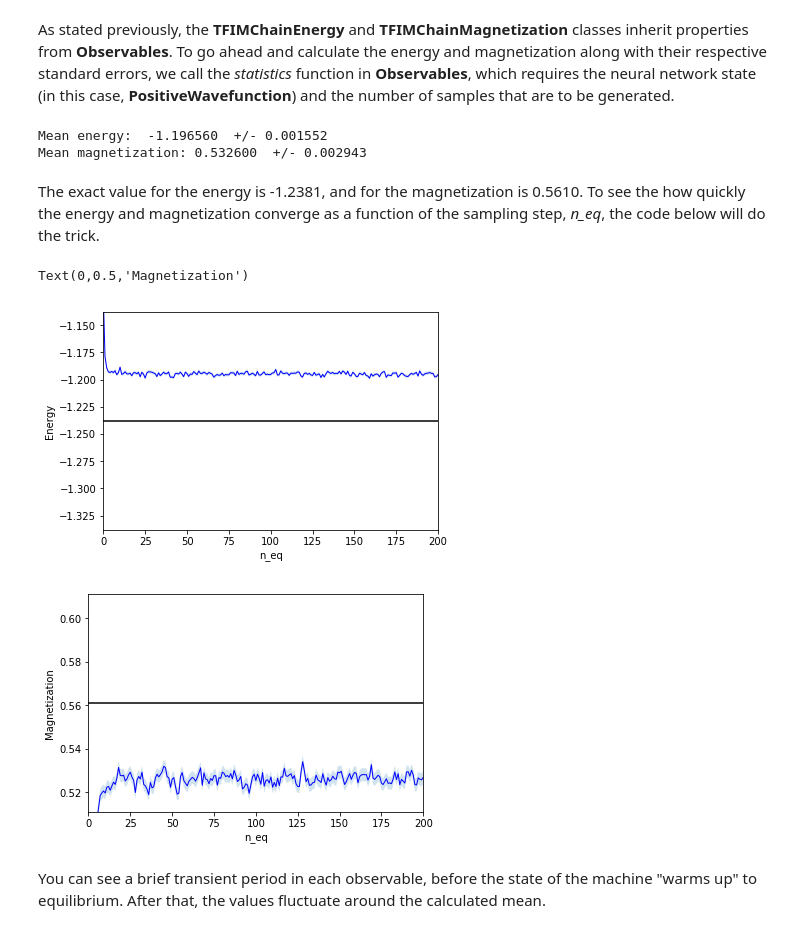
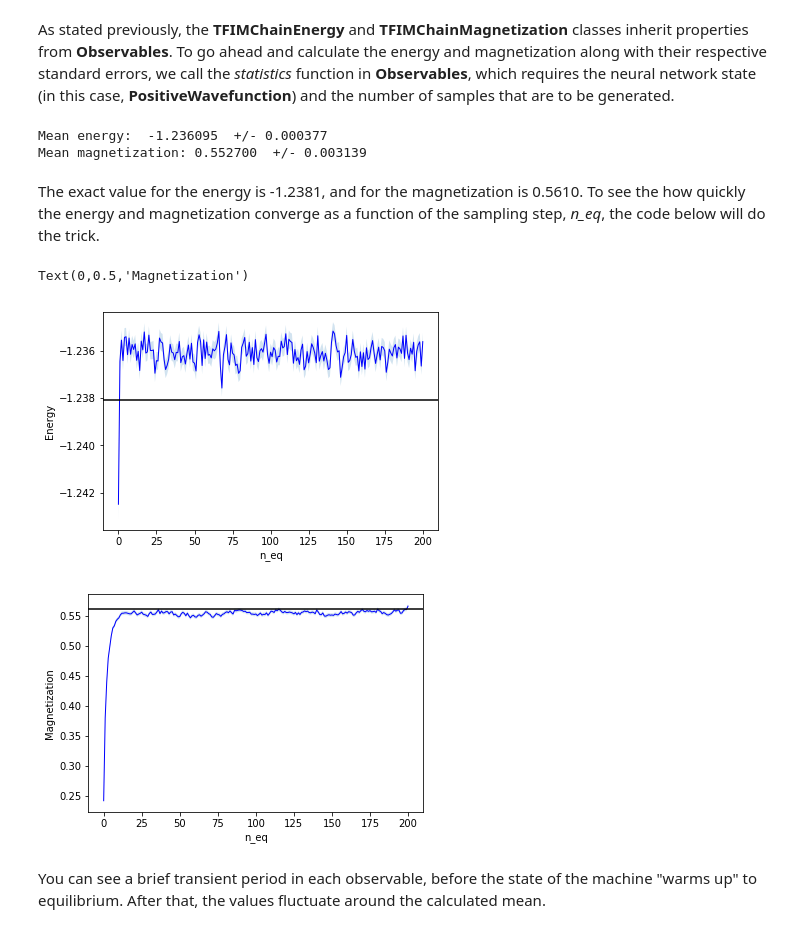
Before and after one commit to PIQuIL/QuCumber, a Jupyter notebook: examples/01_Ising/tutorial_quantum_ising-Copy1.ipynb, the cells around one changed output. Drawn from its saved outputs; the diff is of its cells as text; code cells hidden in the pictures.

Commit message:
improved training parameters

```diff
--- a/examples/01_Ising/tutorial_quantum_ising-Copy1.ipynb
+++ b/examples/01_Ising/tutorial_quantum_ising-Copy1.ipynb
@@ -97,6 +97,6 @@ We set $n=50$ in this example.
 It should be stressed that this is only possible for small systems where it is possible to compute the partition function exactly.
 # %%
 nn_state.space = nn_state.generate_hilbert_space(10)
-callbacks = [MetricEvaluator(50, {'Fidelity':ts.fidelity,'KL':ts.KL}, target_psi=psi,verbose=True, space=nn_state.space)]
-nn_state.fit(train, epochs=1000, pos_batch_size=100, neg_batch_size=100, lr=1e-3, k=5, callbacks=callbacks)
+callbacks = [MetricEvaluator(100, {'Fidelity':ts.fidelity,'KL':ts.KL}, target_psi=psi,verbose=True, space=nn_state.space)]
+nn_state.fit(train, epochs=1500, pos_batch_size=100, neg_batch_size=100, lr=1e-2, k=10, callbacks=callbacks)
 # %% [output]
@@ -170,8 +165,8 @@ mag_stats     = tfim_mag.statistics(nn_state, num_samples)
 print('Mean energy:  %.6f' % energy_stats['mean'], ' +/- %.6f' % energy_stats['std_error'])
 print('Mean magnetization: %.6f' % mag_stats['mean'], ' +/- %.6f' % mag_stats['std_error'])
 # %% [output]
-Mean energy:  -1.196560  +/- 0.001552
-Mean magnetization: 0.532600  +/- 0.002943
+Mean energy:  -1.236095  +/- 0.000377
+Mean magnetization: 0.552700  +/- 0.003139
 # %% [markdown]
 The exact value for the energy is -1.2381, and for the magnetization is 0.5610.
 To see the how quickly the energy and magnetization converge as a function of
@@ -190,32 +185,28 @@ step = np.arange(n_eq + 1)
 # %%
 E0 = -1.2381
 M0 = 0.561
 
 plt.clf()
 
 plt.figure(1)
 ax1 = plt.axes()
 ax1.plot(step, energy, color="blue", linewidth=1)
 ax1.axhline(E0, color="black")
 ax1.fill_between(step, energy-err_energy, energy+err_energy, alpha=0.2)
-ax1.set_xlim(0, n_eq)
-ax1.set_ylim(E0-0.1, E0+0.1)
 ax1.set_xlabel("n_eq")
 ax1.set_ylabel("Energy")
 
 plt.figure(2)
 ax2 = plt.axes()
 ax2.plot(step, mag, linewidth=1, color="blue")
 ax2.axhline(M0, color="black")
 ax2.fill_between(step, mag-err_mag, mag+err_mag, alpha=0.2)
-ax2.set_xlim(0, n_eq)
-ax2.set_ylim(M0-0.05, M0+0.05)
 ax2.set_xlabel("n_eq")
 ax2.set_ylabel("Magnetization")
 # %% [output]
 Text(0,0.5,'Magnetization')
-[figure, old version]
+[figure, new version]
-[figure, old version]
+[figure, new version]
 # %% [markdown]
 You can see a brief transient period in each observable, before the state of the
 machine "warms up" to equilibrium.  After that, the values fluctuate around the
```
Also changed, not shown: parts of 3 cells of this notebook.
